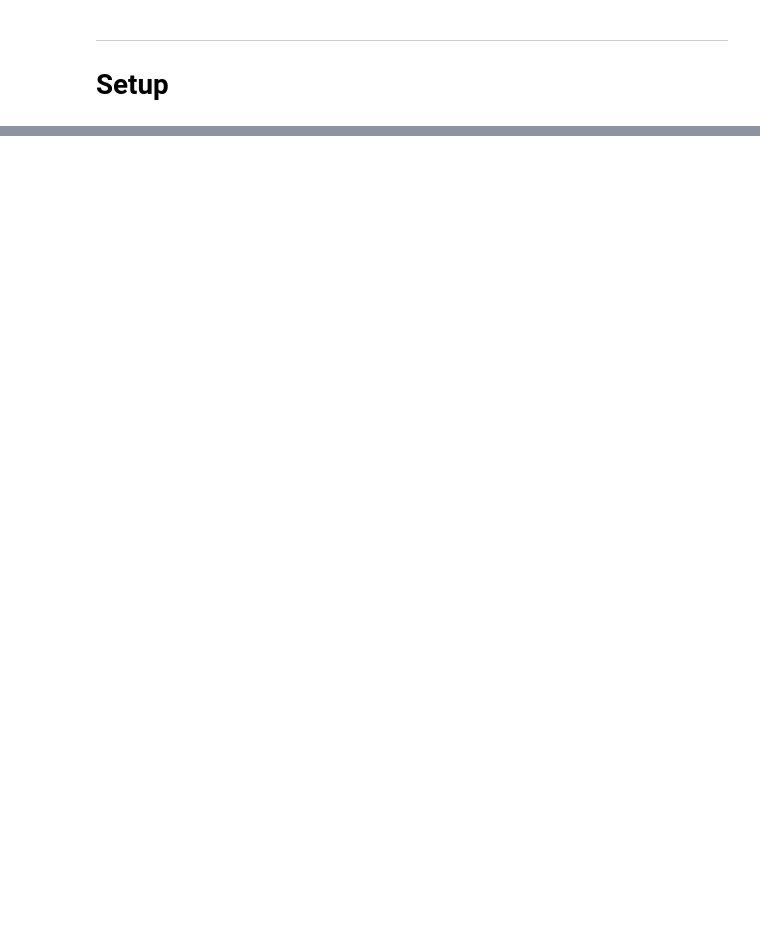
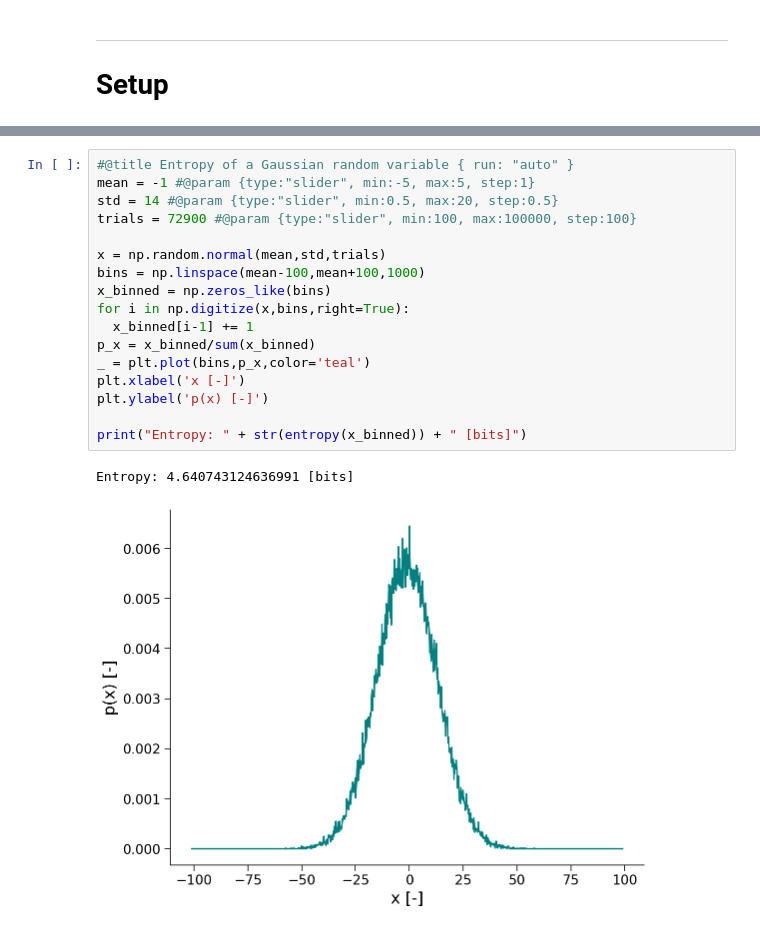
Before and after one commit to rmaffulli/MI_tutorial_student, a Jupyter notebook: MI_tutorial_student.ipynb, the cells around one changed output, grey strips where cells are left out. Drawn from its saved outputs; the diff is of its cells as text; blank space fills up the shorter version.

```diff
--- a/MI_tutorial_student.ipynb
+++ b/MI_tutorial_student.ipynb
@@ -44,0 +157,20 @@ plt.ylabel('y axis (-)')
+# %%
+#@title Entropy of a Gaussian random variable { run: "auto" }
+mean = -1 #@param {type:"slider", min:-5, max:5, step:1}
+std = 14 #@param {type:"slider", min:0.5, max:20, step:0.5}
+trials = 72900 #@param {type:"slider", min:100, max:100000, step:100}
+
+x = np.random.normal(mean,std,trials)
+bins = np.linspace(mean-100,mean+100,1000)
+x_binned = np.zeros_like(bins)
+for i in np.digitize(x,bins,right=True):
+  x_binned[i-1] += 1
+p_x = x_binned/sum(x_binned)
+_ = plt.plot(bins,p_x,color='teal')
+plt.xlabel('x [-]')
+plt.ylabel('p(x) [-]')
+
+print("Entropy: " + str(entropy(x_binned)) + " [bits]")
+# %% [output]
+Entropy: 4.640743124636991 [bits]
+[figure, added]
```
Also changed, not shown: parts of 38 cells of this notebook.
